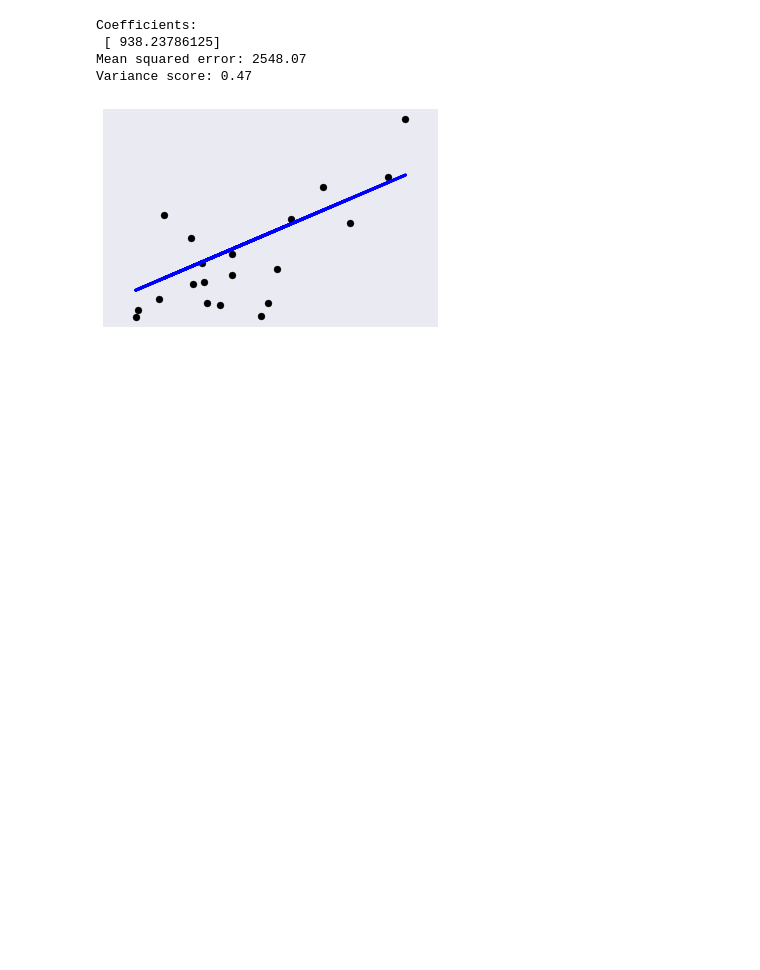
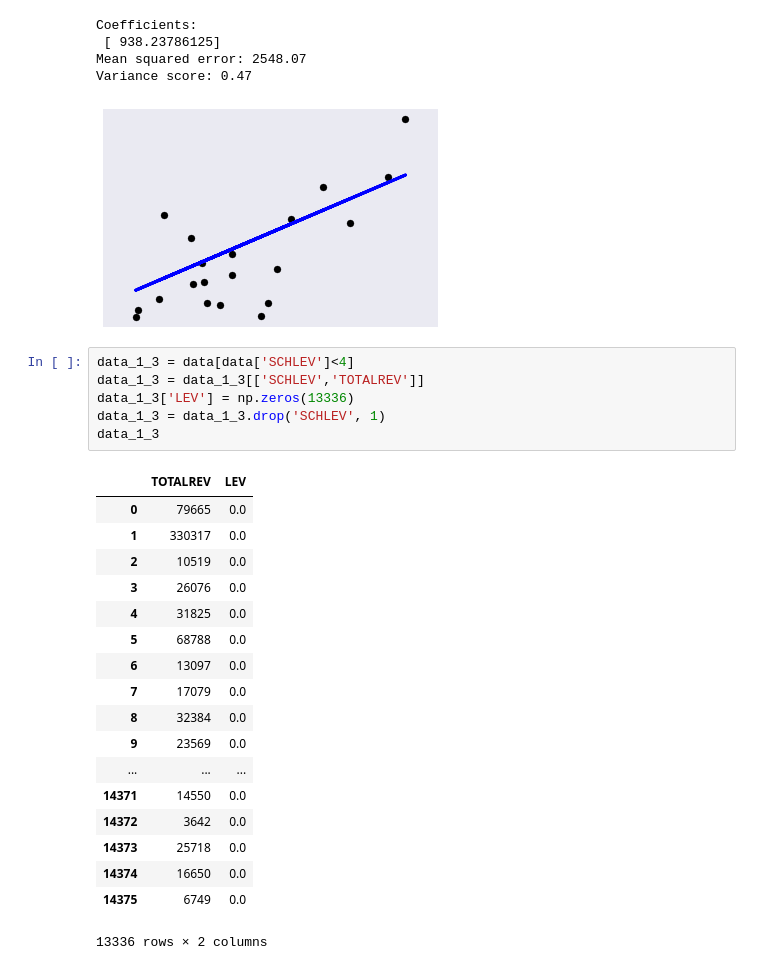
Before and after one commit to jpbesgen/decal_proj1, a Jupyter notebook: code.ipynb, the cells around one changed output. Saved outputs shown, nothing was run; the diff lists cells and outputs as text; blank space fills up the shorter version.

```diff
--- a/code.ipynb
+++ b/code.ipynb
@@ -369,3 +363,28 @@ Coefficients:
 Mean squared error: 2548.07
 Variance score: 0.47
 [figure]
+# %%
+data_1_3 = data[data['SCHLEV']<4]
+data_1_3 = data_1_3[['SCHLEV','TOTALREV']]
+data_1_3['LEV'] = np.zeros(13336)
+data_1_3 = data_1_3.drop('SCHLEV', 1)
+data_1_3
+# %% [output]
+|  | TOTALREV | LEV |
+| 0 | 79665 | 0.0 |
+| 1 | 330317 | 0.0 |
+| 2 | 10519 | 0.0 |
+| 3 | 26076 | 0.0 |
+| 4 | 31825 | 0.0 |
+| 5 | 68788 | 0.0 |
+| 6 | 13097 | 0.0 |
+| 7 | 17079 | 0.0 |
+| 8 | 32384 | 0.0 |
+| 9 | 23569 | 0.0 |
+| ... | ... | ... |
+| 14371 | 14550 | 0.0 |
+| 14372 | 3642 | 0.0 |
+| 14373 | 25718 | 0.0 |
+| 14374 | 16650 | 0.0 |
+| 14375 | 6749 | 0.0 |
+13336 rows × 2 columns
```
Also changed, not shown: parts of 18 cells of this notebook, 5 other files.
